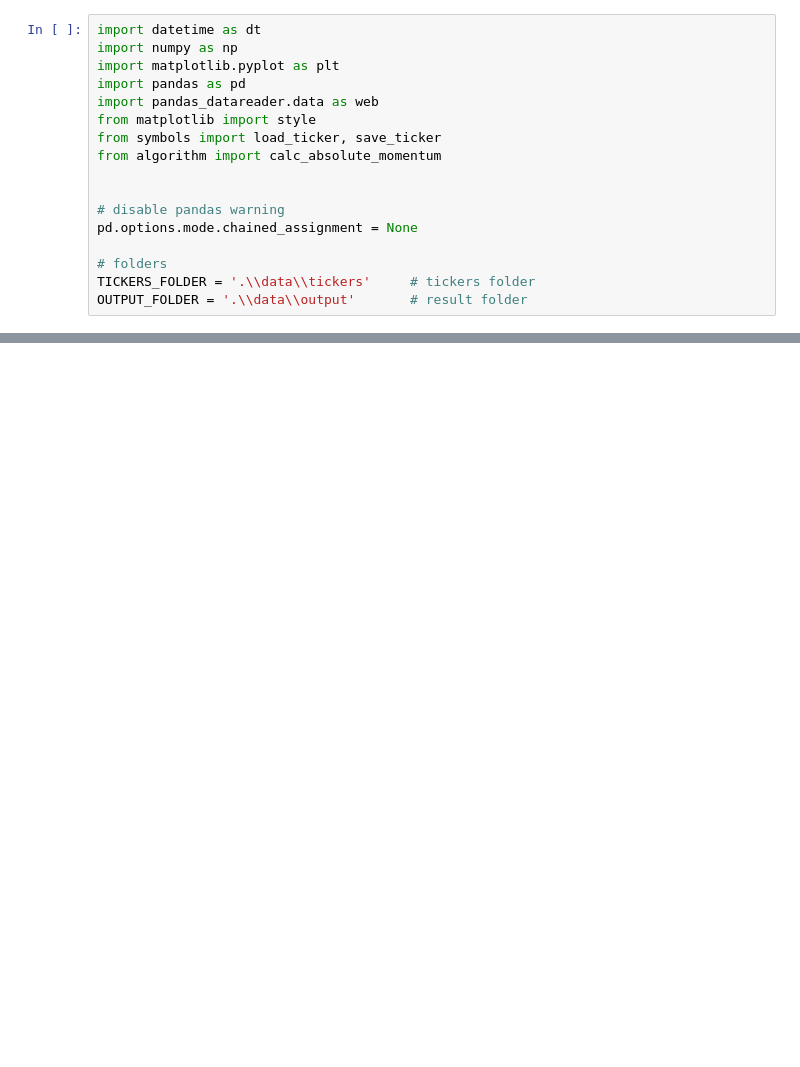
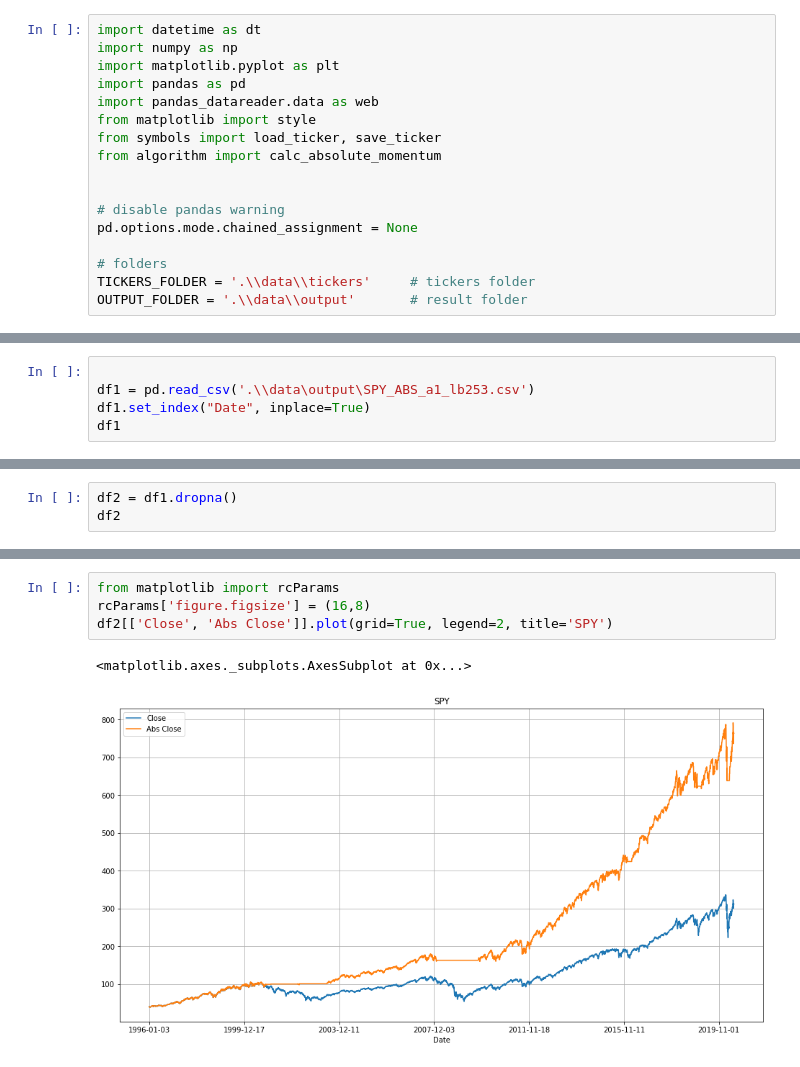
Before and after one commit to yochay/absolute-momentum, a Jupyter notebook: experiments.ipynb, the cells around one changed output, grey strips where cells are left out. Saved outputs shown, nothing was run; the diff lists cells and outputs as text; blank space fills up the shorter version.

```diff
--- a/experiments.ipynb
+++ b/experiments.ipynb
@@ -75,0 +77,5 @@ df_res.dropna()[['Close', 'MA200', 'Abs Close']].plot(label=ticker, figsize=(16,
+# %%
+
+df1 = pd.read_csv('.\\data\output\SPY_ABS_a1_lb253.csv')
+df1.set_index("Date", inplace=True)
+df1
@@ -75,0 +97,3 @@ df_res.dropna()[['Close', 'MA200', 'Abs Close']].plot(label=ticker, figsize=(16,
+# %%
+df2 = df1.dropna()
+df2
@@ -75,0 +115,7 @@ df_res.dropna()[['Close', 'MA200', 'Abs Close']].plot(label=ticker, figsize=(16,
+# %%
+from matplotlib import rcParams
+rcParams['figure.figsize'] = (16,8)
+df2[['Close', 'Abs Close']].plot(grid=True, legend=2, title='SPY')
+# %% [output]
+<matplotlib.axes._subplots.AxesSubplot at 0x...>
+[figure, added]
```
Also changed, not shown: parts of 6 cells of this notebook, 11 other files.
